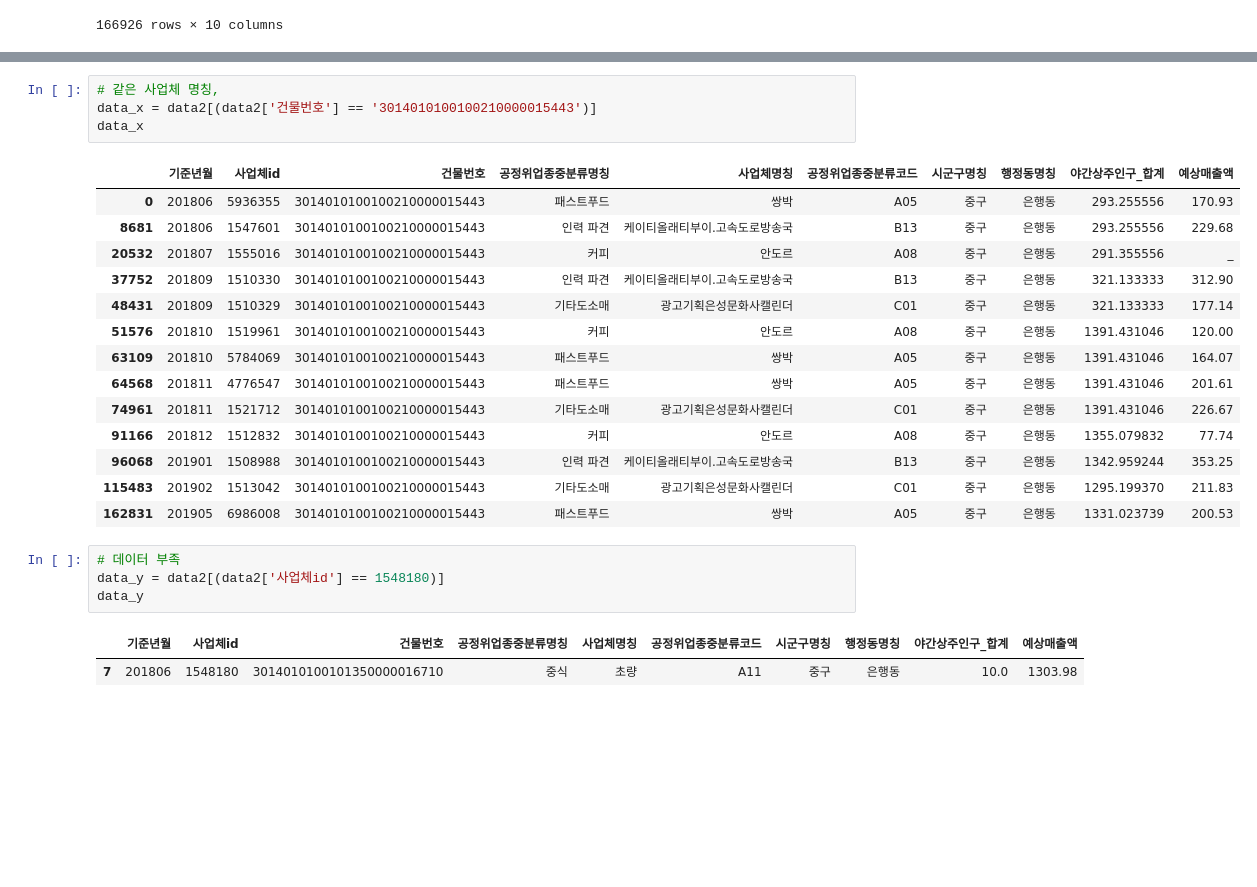
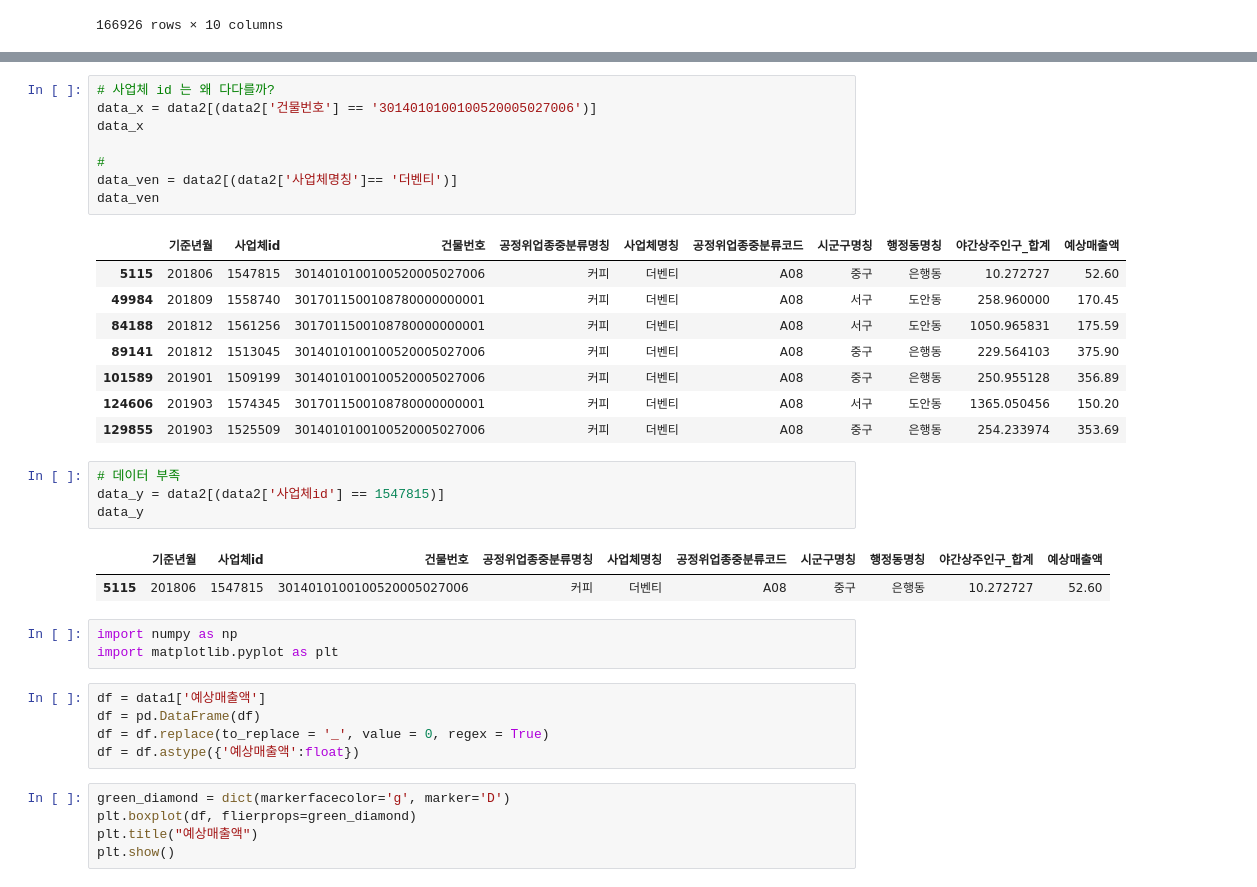
Before and after one commit to Jiny-stella/Jiny_bigdata, a Jupyter notebook: 파이썬빅데이터분석/매출예상.ipynb, the cells around one changed output, grey strips where cells are left out. Cells and saved outputs as stored; diff of their text form; blank space fills up the shorter version.

```diff
--- a/파이썬빅데이터분석/매출예상.ipynb
+++ b/파이썬빅데이터분석/매출예상.ipynb
@@ -38,26 +53,37 @@ data2
 # %%
-# 같은 사업체 명칭,
-data_x = data2[(data2['건물번호'] == '3014010100100210000015443')]
+# 사업체 id 는 왜 다다를까?
+data_x = data2[(data2['건물번호'] == '3014010100100520005027006')]
 data_x
+
+#
+data_ven = data2[(data2['사업체명칭']== '더벤티')]
+data_ven
 # %% [output]
 |  | 기준년월 | 사업체id | 건물번호 | 공정위업종중분류명칭 | 사업체명칭 | 공정위업종중분류코드 | 시군구명칭 | 행정동명칭 | 야간상주인구_합계 | 예상매출액 |
-| 0 | 201806 | 5936355 | 3014010100100210000015443 | 패스트푸드 | 쌍박 | A05 | 중구 | 은행동 | 293.255556 | 170.93 |
-| 8681 | 201806 | 1547601 | 3014010100100210000015443 | 인력 파견 | 케이티올래티부이.고속도로방송국 | B13 | 중구 | 은행동 | 293.255556 | 229.68 |
-| 20532 | 201807 | 1555016 | 3014010100100210000015443 | 커피 | 안도르 | A08 | 중구 | 은행동 | 291.355556 | _ |
-| 37752 | 201809 | 1510330 | 3014010100100210000015443 | 인력 파견 | 케이티올래티부이.고속도로방송국 | B13 | 중구 | 은행동 | 321.133333 | 312.90 |
-| 48431 | 201809 | 1510329 | 3014010100100210000015443 | 기타도소매 | 광고기획은성문화사캘린더 | C01 | 중구 | 은행동 | 321.133333 | 177.14 |
-| 51576 | 201810 | 1519961 | 3014010100100210000015443 | 커피 | 안도르 | A08 | 중구 | 은행동 | 1391.431046 | 120.00 |
-| 63109 | 201810 | 5784069 | 3014010100100210000015443 | 패스트푸드 | 쌍박 | A05 | 중구 | 은행동 | 1391.431046 | 164.07 |
-| 64568 | 201811 | 4776547 | 3014010100100210000015443 | 패스트푸드 | 쌍박 | A05 | 중구 | 은행동 | 1391.431046 | 201.61 |
-| 74961 | 201811 | 1521712 | 3014010100100210000015443 | 기타도소매 | 광고기획은성문화사캘린더 | C01 | 중구 | 은행동 | 1391.431046 | 226.67 |
-| 91166 | 201812 | 1512832 | 3014010100100210000015443 | 커피 | 안도르 | A08 | 중구 | 은행동 | 1355.079832 | 77.74 |
-| 96068 | 201901 | 1508988 | 3014010100100210000015443 | 인력 파견 | 케이티올래티부이.고속도로방송국 | B13 | 중구 | 은행동 | 1342.959244 | 353.25 |
-| 115483 | 201902 | 1513042 | 3014010100100210000015443 | 기타도소매 | 광고기획은성문화사캘린더 | C01 | 중구 | 은행동 | 1295.199370 | 211.83 |
-| 162831 | 201905 | 6986008 | 3014010100100210000015443 | 패스트푸드 | 쌍박 | A05 | 중구 | 은행동 | 1331.023739 | 200.53 |
+| 5115 | 201806 | 1547815 | 3014010100100520005027006 | 커피 | 더벤티 | A08 | 중구 | 은행동 | 10.272727 | 52.60 |
+| 49984 | 201809 | 1558740 | 3017011500108780000000001 | 커피 | 더벤티 | A08 | 서구 | 도안동 | 258.960000 | 170.45 |
+| 84188 | 201812 | 1561256 | 3017011500108780000000001 | 커피 | 더벤티 | A08 | 서구 | 도안동 | 1050.965831 | 175.59 |
+| 89141 | 201812 | 1513045 | 3014010100100520005027006 | 커피 | 더벤티 | A08 | 중구 | 은행동 | 229.564103 | 375.90 |
+| 101589 | 201901 | 1509199 | 3014010100100520005027006 | 커피 | 더벤티 | A08 | 중구 | 은행동 | 250.955128 | 356.89 |
+| 124606 | 201903 | 1574345 | 3017011500108780000000001 | 커피 | 더벤티 | A08 | 서구 | 도안동 | 1365.050456 | 150.20 |
+| 129855 | 201903 | 1525509 | 3014010100100520005027006 | 커피 | 더벤티 | A08 | 중구 | 은행동 | 254.233974 | 353.69 |
 # %%
 # 데이터 부족
-data_y = data2[(data2['사업체id'] == 1548180)]
+data_y = data2[(data2['사업체id'] == 1547815)]
 data_y
 # %% [output]
 |  | 기준년월 | 사업체id | 건물번호 | 공정위업종중분류명칭 | 사업체명칭 | 공정위업종중분류코드 | 시군구명칭 | 행정동명칭 | 야간상주인구_합계 | 예상매출액 |
-| 7 | 201806 | 1548180 | 3014010100101350000016710 | 중식 | 초량 | A11 | 중구 | 은행동 | 10.0 | 1303.98 |
+| 5115 | 201806 | 1547815 | 3014010100100520005027006 | 커피 | 더벤티 | A08 | 중구 | 은행동 | 10.272727 | 52.60 |
+# %%
+import numpy as np
+import matplotlib.pyplot as plt
+# %%
+df = data1['예상매출액']
+df = pd.DataFrame(df)
+df = df.replace(to_replace = '_', value = 0, regex = True)
+df = df.astype({'예상매출액':float})
+# %%
+green_diamond = dict(markerfacecolor='g', marker='D')
+plt.boxplot(df, flierprops=green_diamond)
+plt.title("예상매출액")
+plt.show()
```
Also changed, not shown: parts of 1 cell of this notebook.
